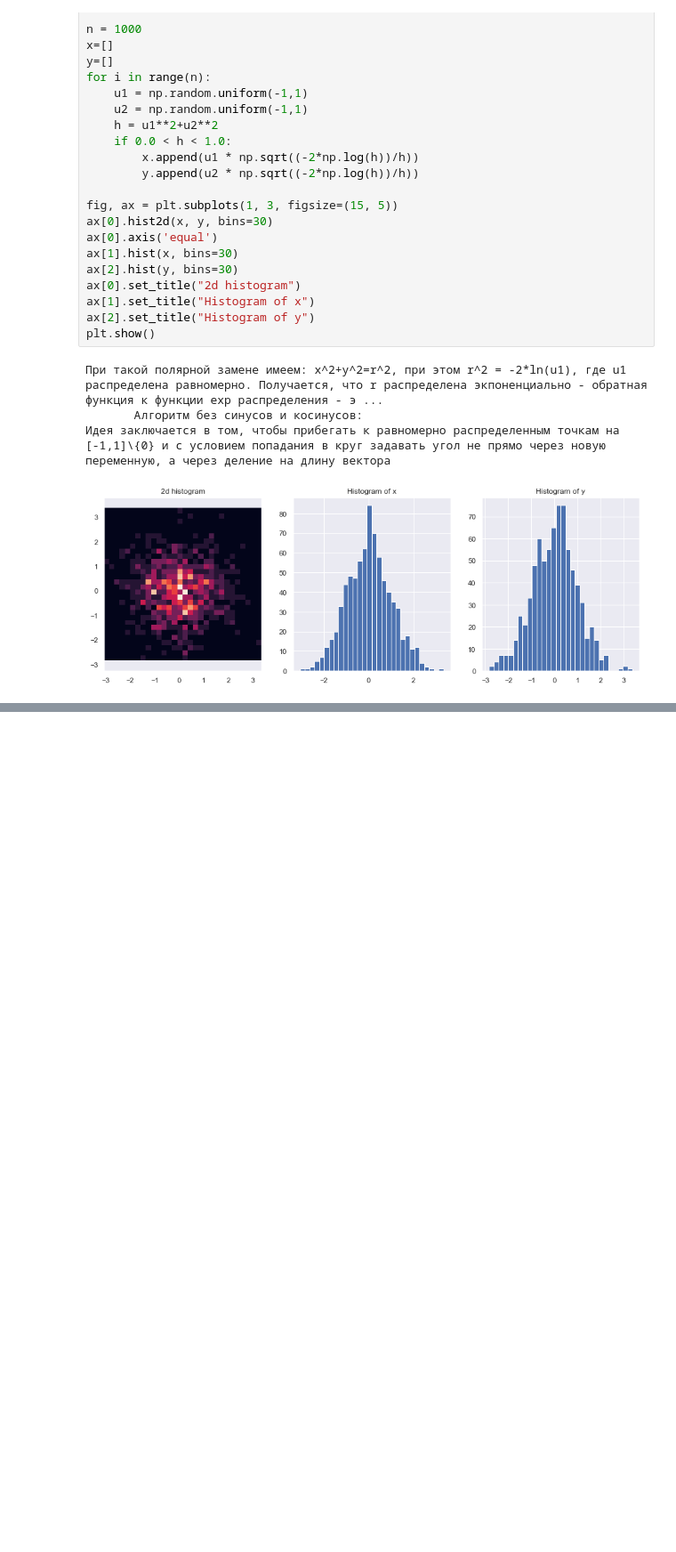
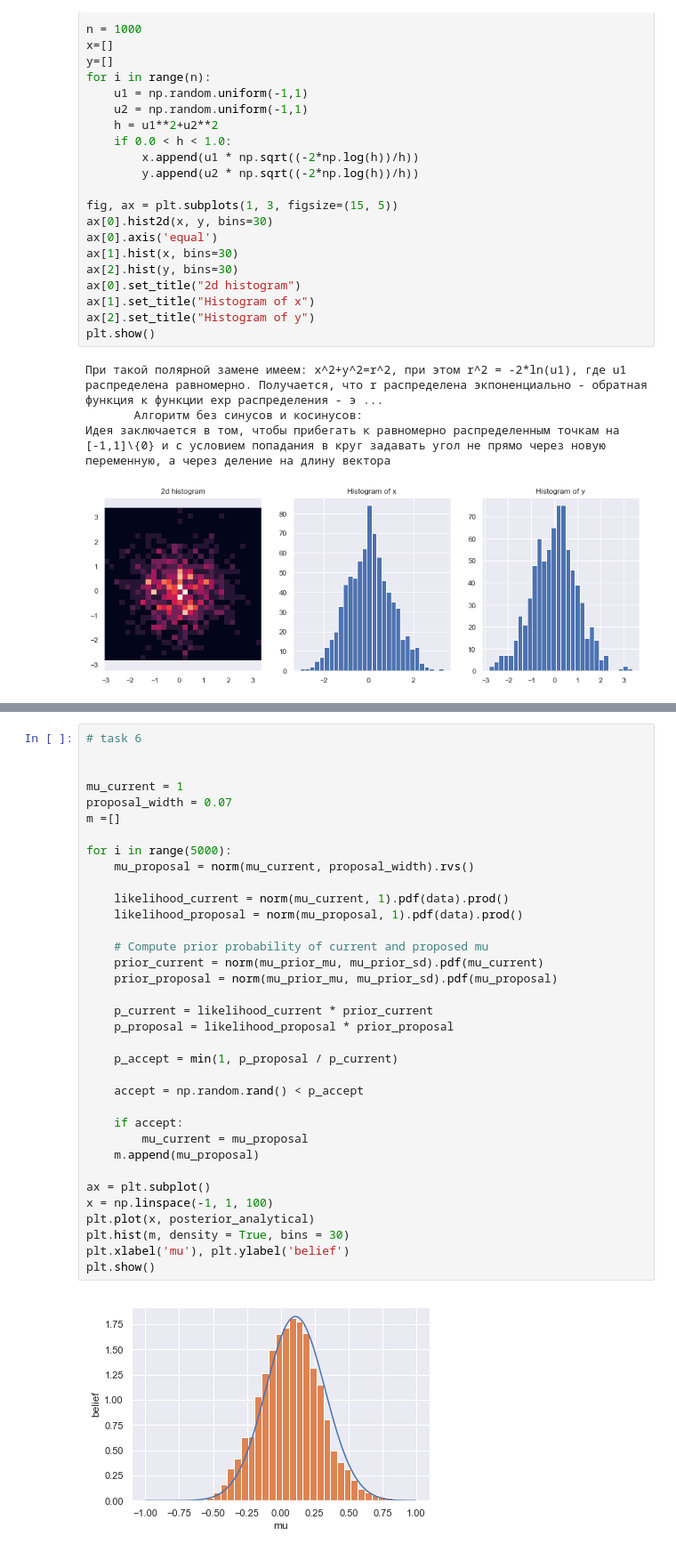
Before and after one commit to MaratMaratMaratMarat/repository-1, a Jupyter notebook: 4.ipynb, the cells around one changed output, grey strips where cells are left out. Shown at 89% size. Saved outputs shown, nothing was run; the diff lists cells and outputs as text; blank space fills up the shorter version.

```diff
--- a/4.ipynb
+++ b/4.ipynb
@@ -289,0 +253,37 @@ plt.show()
+# %%
+# task 6
+
+
+mu_current = 1
+proposal_width = 0.07
+m =[]
+
+for i in range(5000):
+    mu_proposal = norm(mu_current, proposal_width).rvs()
+
+    likelihood_current = norm(mu_current, 1).pdf(data).prod()
+    likelihood_proposal = norm(mu_proposal, 1).pdf(data).prod()
+
+    # Compute prior probability of current and proposed mu
+    prior_current = norm(mu_prior_mu, mu_prior_sd).pdf(mu_current)
+    prior_proposal = norm(mu_prior_mu, mu_prior_sd).pdf(mu_proposal)
+
+    p_current = likelihood_current * prior_current
+    p_proposal = likelihood_proposal * prior_proposal
+
+    p_accept = min(1, p_proposal / p_current)
+
+    accept = np.random.rand() < p_accept
+
+    if accept:
+        mu_current = mu_proposal
+    m.append(mu_proposal)
+
+ax = plt.subplot()
+x = np.linspace(-1, 1, 100)
+plt.plot(x, posterior_analytical)
+plt.hist(m, density = True, bins = 30)
+plt.xlabel('mu'), plt.ylabel('belief')
+plt.show()
+# %% [output]
+[figure, added]
```
Also changed, not shown: parts of 3 cells of this notebook.
